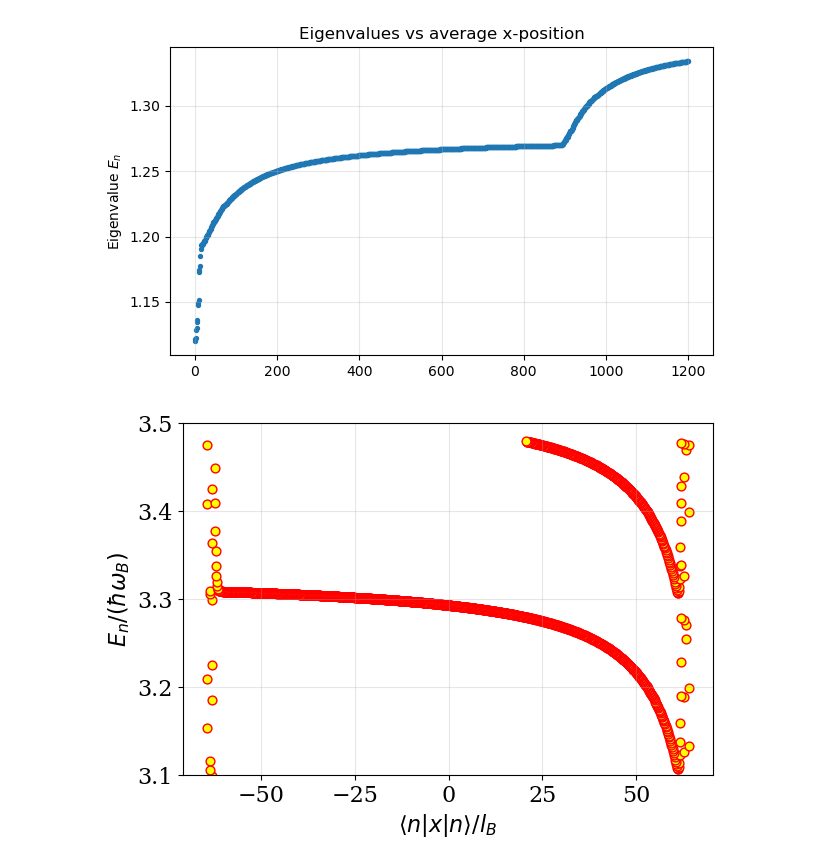
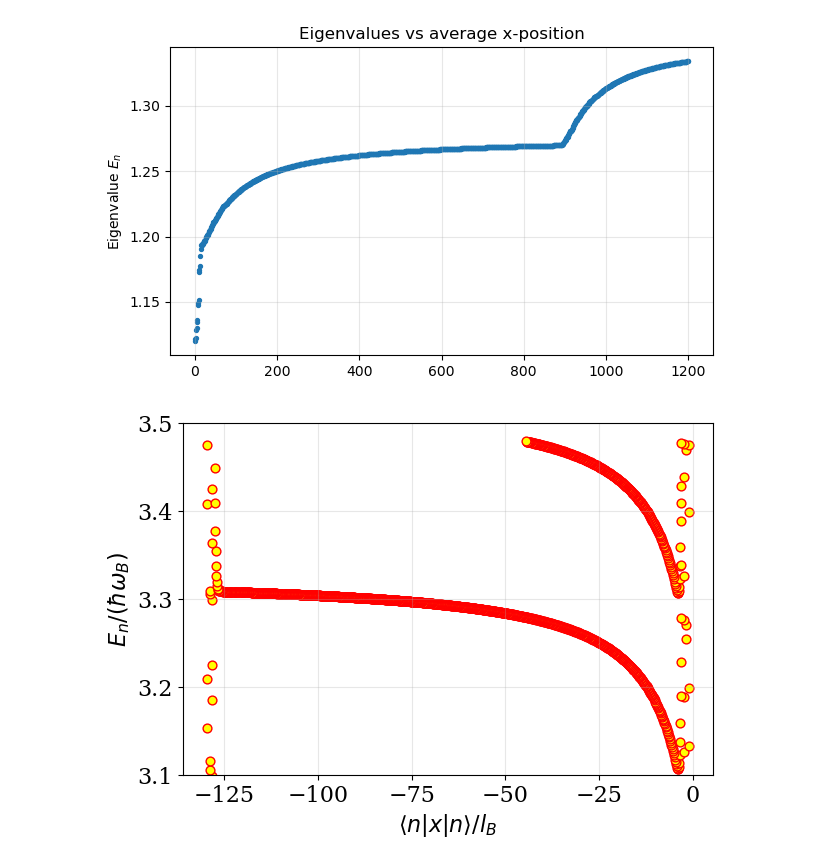
Before and after one commit to Daniele-PyBECTN/The-electrostatic-origin-of-the-breakdown-of-the-Integer-Quantum-Hall-Effect-in-Split-Ring-Cavities, a Jupyter notebook: fig_S3/fig_supp_low_dis/spectrum_with_images_and_spin.ipynb, the cells around one changed output. Saved outputs shown, nothing was run; the diff lists cells and outputs as text; code cells hidden in the pictures.

```diff
--- a/fig_S3/fig_supp_low_dis/spectrum_with_images_and_spin.ipynb
+++ b/fig_S3/fig_supp_low_dis/spectrum_with_images_and_spin.ipynb
@@ -236,32 +236,32 @@ plt.rcParams['ytick.labelsize'] = font['size']
 # --- Your existing data (example variables) ---
 # x_avg, evals, W, lB, omB must be defined as before
 
 # --- Create the styled plot ---
 fig, ax = plt.subplots(figsize=(8, 6))
 
 shiftE = -0.016
 esp_s = 1.45
 nG = 1
 
-ax.scatter((x_avg - W/2)/lB, evals/omB + shiftE*(1+np.abs(nG+1)**esp_s),
+ax.scatter((x_avg - 2*W/2)/lB, evals/omB + shiftE*(1+np.abs(nG+1)**esp_s),
            s=40,                # marker size
            color='yellow',         # match main-figure palette
            edgecolor='red',   # thin border for clarity
            alpha=1)
 
 ax.set_xlabel(r'$\langle{n| x|n \rangle} / l_B$', fontdict=font)
 ax.set_ylabel(r'$E_n / (\hbar \omega_B)$', fontdict=font)
 #ax.set_title('Eigenvalues vs average x-position', fontdict=font, pad=10)
 
 # Match grid and limits style
 ax.grid(True, alpha=0.3)
 ax.set_ylim(3.1, 3.5)
 
 # Optional: match paper figure width (≈170 mm)
 fig.set_size_inches(170 / 25.4, 120 / 25.4)
 plt.tight_layout()
 
 #plt.savefig('spectrum_lowdis_nG0.pdf')
 plt.show()
 # %% [output]
-[figure, old version]
+[figure, new version]
```
Also changed, not shown: 24 other files.
